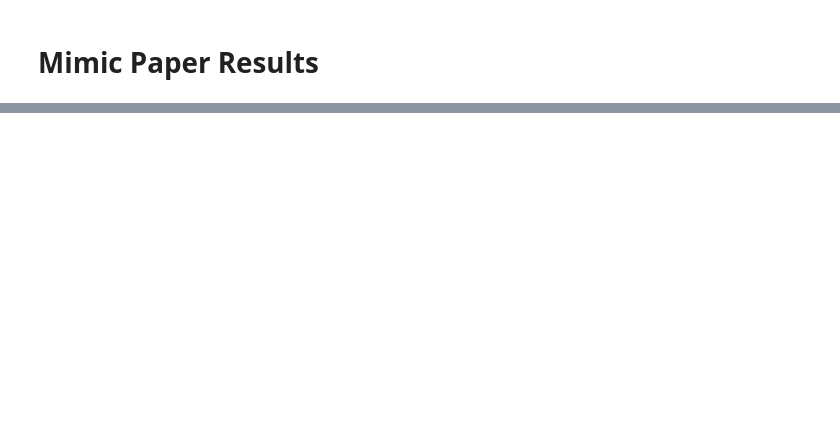
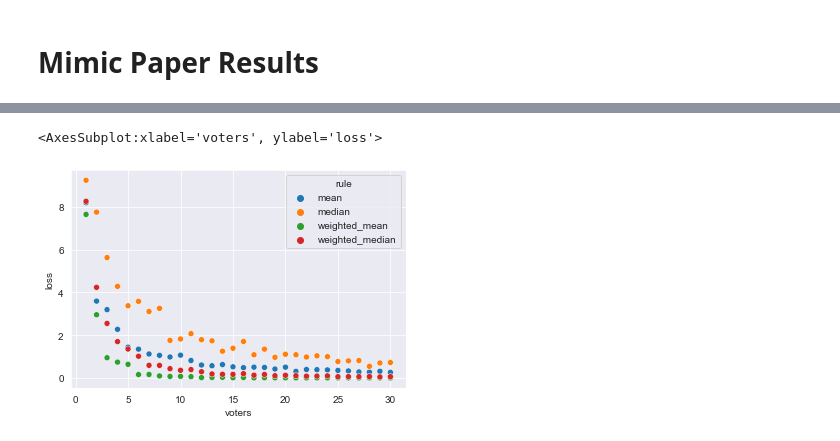
Before and after one commit to TheMikeste1/Thesis-Home, a Jupyter notebook: initial.ipynb, the cells around one changed output, grey strips where cells are left out. Drawn from its saved outputs; the diff is of its cells as text; code cells hidden in the pictures; blank space fills up the shorter version.

```diff
--- a/initial.ipynb
+++ b/initial.ipynb
@@ -210,0 +212,5 @@ sns.scatterplot(x="voters", y="log_loss_ratio", hue="rule", data=df_combined_rat
+# %%
+sns.scatterplot(x="voters", y="loss", hue="rule", data=df_means.loc[0:30])
+# %% [output]
+<AxesSubplot:xlabel='voters', ylabel='loss'>
+[figure, added]
```
Also changed, not shown: parts of 9 cells of this notebook.
